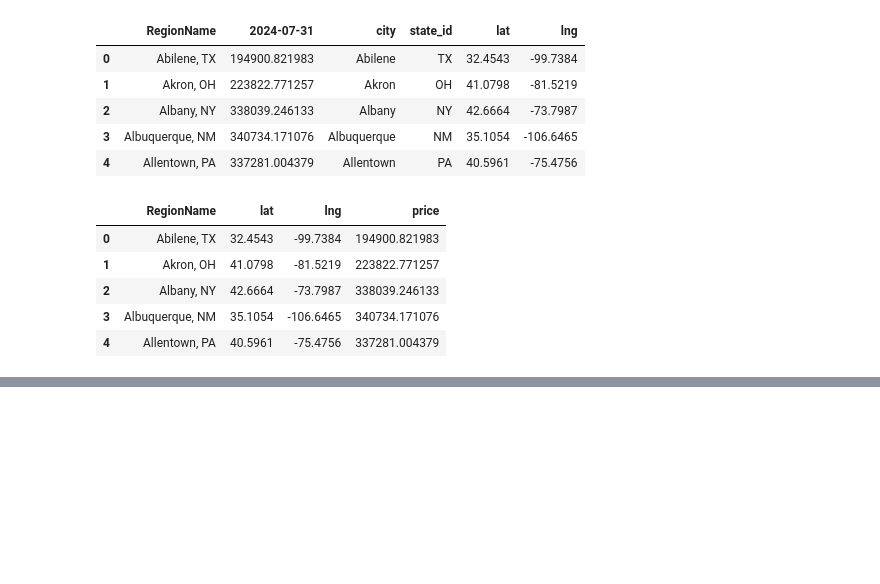
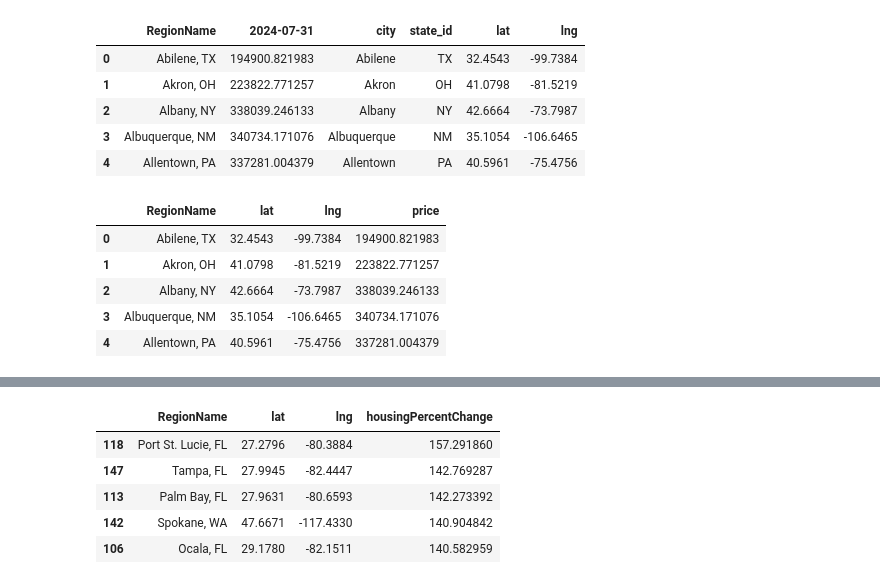
Before and after one commit to elgnol/RealEstate_Project_3, a Jupyter notebook: Analysis/Data_analysis_tatyana.ipynb, the cells around one changed output, grey strips where cells are left out. Drawn from its saved outputs; the diff is of its cells as text; code cells hidden in the pictures; blank space fills up the shorter version.

```diff
--- a/Analysis/Data_analysis_tatyana.ipynb
+++ b/Analysis/Data_analysis_tatyana.ipynb
@@ -356,0 +425,15 @@ rental_heat_df.to_json('rental_heat_df.json', orient='records', indent=4)
+# %%
+# dataframe for % change in home values
+home_percents = filtered_home_df[["RegionName", "housingPercentChange"]]
+home_percents = pd.merge(home_percents, cities_df_simple, on = 'RegionName', how = 'inner')
+home_percents = home_percents[["RegionName", "lat", "lng", "housingPercentChange"]]
+# show top 5
+home_top_5 = home_percents.sort_values(by = 'housingPercentChange', ascending = False).head()
+home_top_5
+# %% [output]
+|  | RegionName | lat | lng | housingPercentChange |
+| 118 | Port St. Lucie, FL | 27.2796 | -80.3884 | 157.291860 |
+| 147 | Tampa, FL | 27.9945 | -82.4447 | 142.769287 |
+| 113 | Palm Bay, FL | 27.9631 | -80.6593 | 142.273392 |
+| 142 | Spokane, WA | 47.6671 | -117.4330 | 140.904842 |
+| 106 | Ocala, FL | 29.1780 | -82.1511 | 140.582959 |
```
Also changed, not shown: parts of 15 cells of this notebook, 5 other files.
